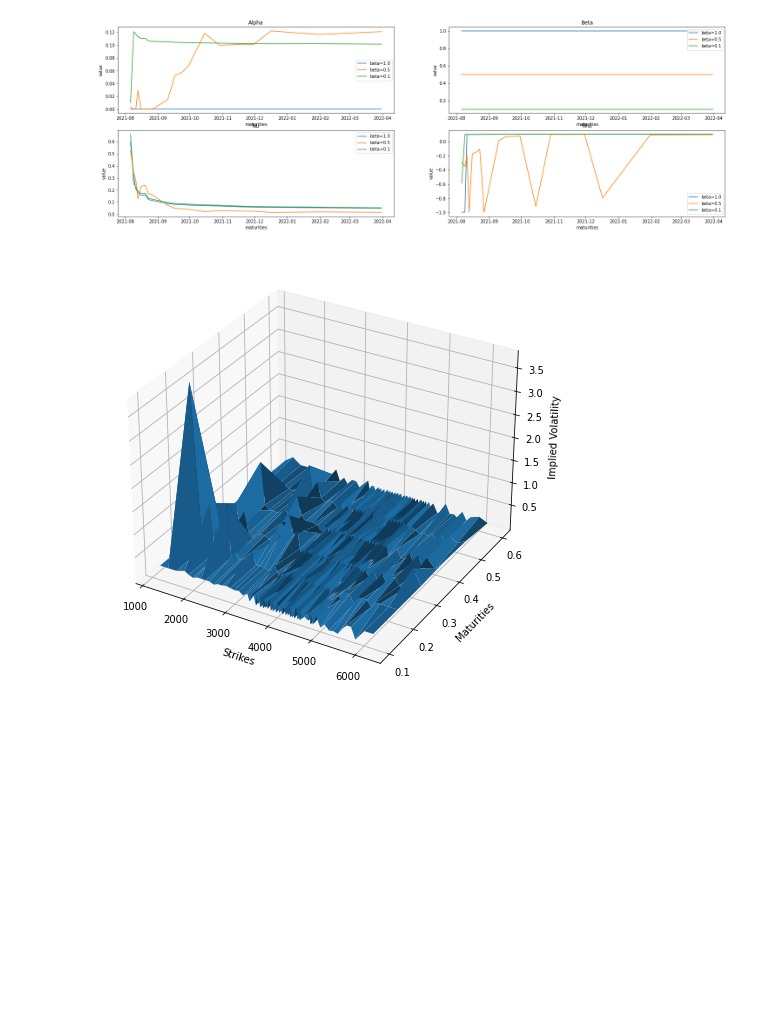
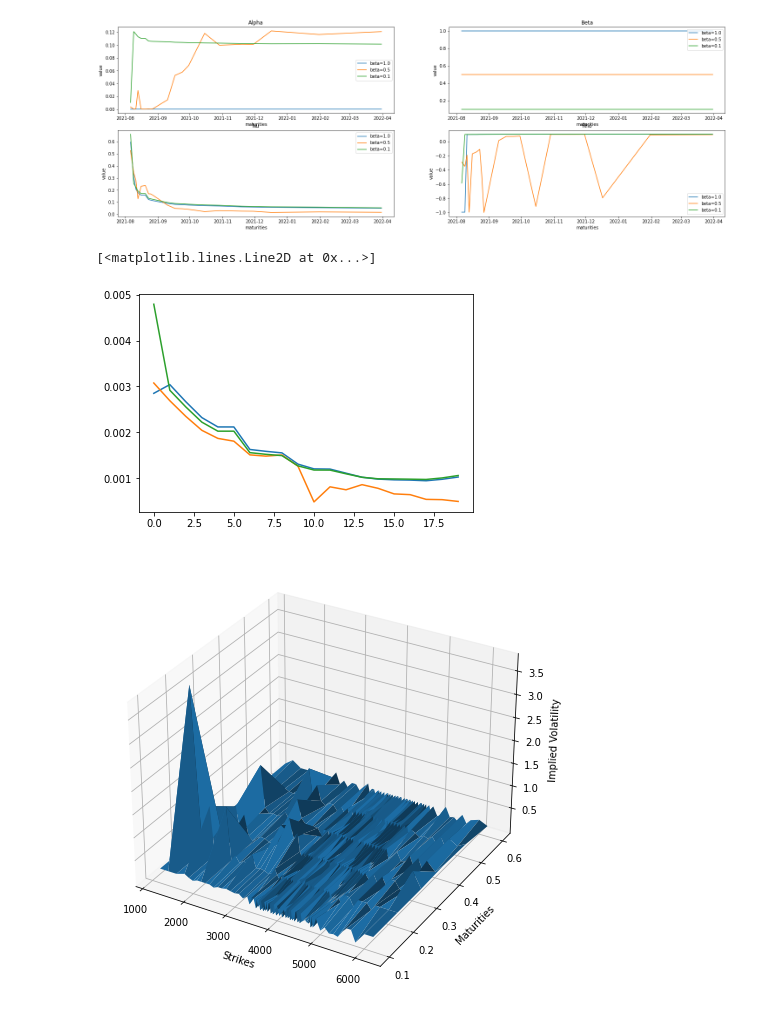
Before and after one commit to lucasomigli/SABR-volatility-models, a Jupyter notebook: ql_model.ipynb, the cells around one changed output. Drawn from its saved outputs; the diff is of its cells as text; code cells hidden in the pictures; blank space fills up the shorter version.

```diff
--- a/ql_model.ipynb
+++ b/ql_model.ipynb
@@ -260,6 +260,13 @@ pd.DataFrame(data=d, index=maturities)
 | 2022-01-31 | 0.000101 | 1.0 | 0.054626 | 0.100364 |
 | 2022-03-31 | 0.000101 | 1.0 | 0.049983 | 0.100438 |
 [figure]
+# %%
+plt.plot(method1["e"])
+plt.plot(method2["e"])
+plt.plot(method3["e"])
+# %% [output]
+[<matplotlib.lines.Line2D at 0x...>]
+[figure, added]
 # %%
 #DUPIRE LOCAL VOLATILITY SURFACE (NOT PLOTTABLE)
 
```
Also changed, not shown: parts of 4 cells of this notebook.
